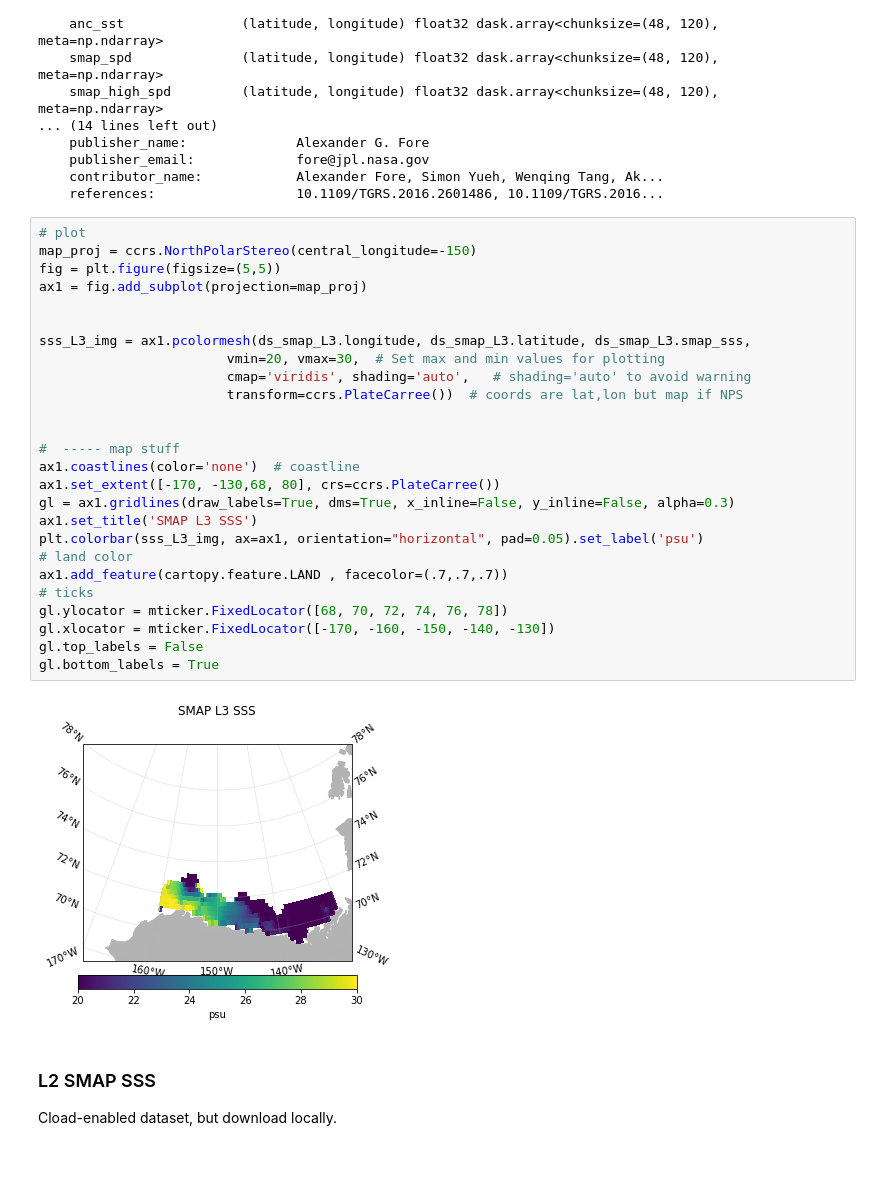
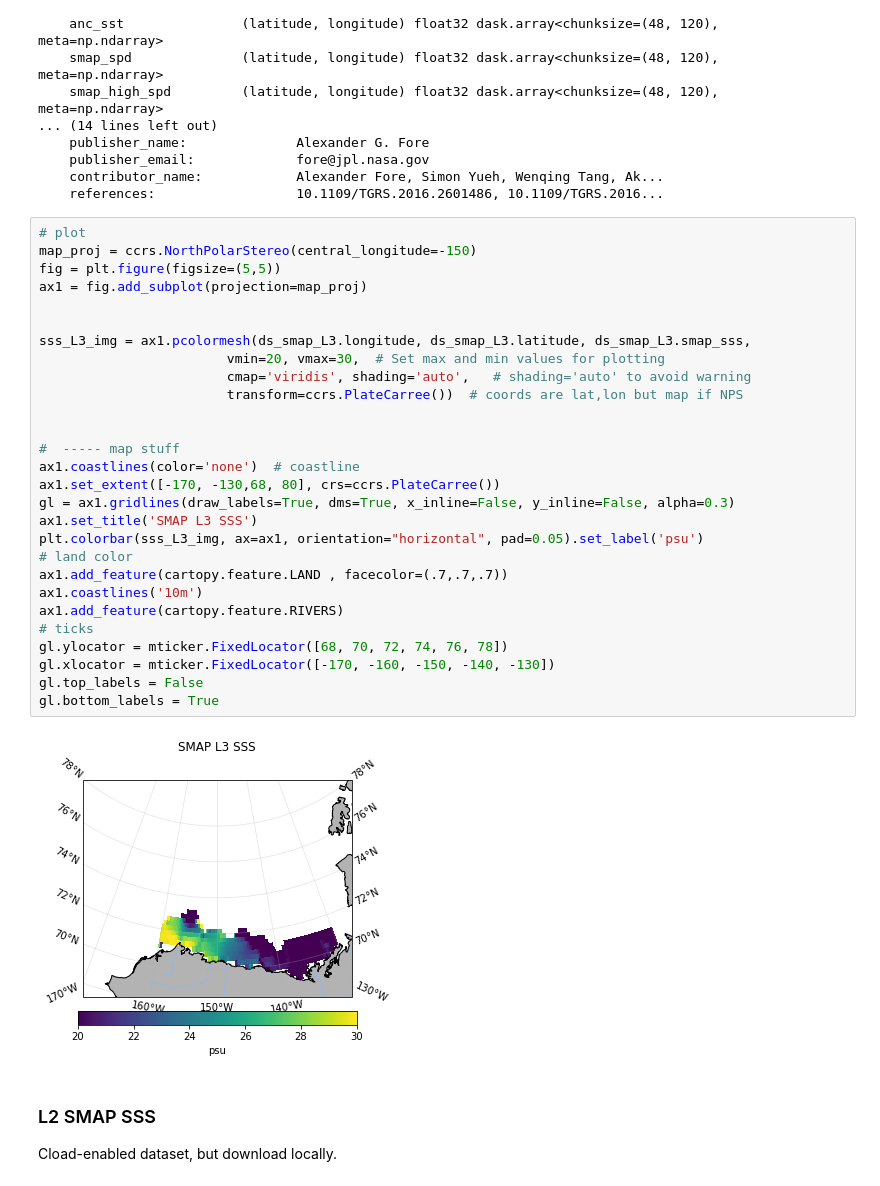
Before and after one commit to NASA-SASSIE/satellite, a Jupyter notebook: smap_beaufort_plots.ipynb, the cells around one changed output. Saved outputs shown, nothing was run; the diff lists cells and outputs as text.

Commit message:
minor changes to figures

```diff
--- a/smap_beaufort_plots.ipynb
+++ b/smap_beaufort_plots.ipynb
@@ -150,31 +151,33 @@ Data variables:
 # %%
 # plot
 map_proj = ccrs.NorthPolarStereo(central_longitude=-150)
 fig = plt.figure(figsize=(5,5))
 ax1 = fig.add_subplot(projection=map_proj)
 
 
 sss_L3_img = ax1.pcolormesh(ds_smap_L3.longitude, ds_smap_L3.latitude, ds_smap_L3.smap_sss,
                         vmin=20, vmax=30,  # Set max and min values for plotting
                         cmap='viridis', shading='auto',   # shading='auto' to avoid warning
                         transform=ccrs.PlateCarree())  # coords are lat,lon but map if NPS
 
 
 #  ----- map stuff
 ax1.coastlines(color='none')  # coastline
 ax1.set_extent([-170, -130,68, 80], crs=ccrs.PlateCarree())
 gl = ax1.gridlines(draw_labels=True, dms=True, x_inline=False, y_inline=False, alpha=0.3)
 ax1.set_title('SMAP L3 SSS')
 plt.colorbar(sss_L3_img, ax=ax1, orientation="horizontal", pad=0.05).set_label('psu')
 # land color
 ax1.add_feature(cartopy.feature.LAND , facecolor=(.7,.7,.7))
+ax1.coastlines('10m')
+ax1.add_feature(cartopy.feature.RIVERS)
 # ticks
 gl.ylocator = mticker.FixedLocator([68, 70, 72, 74, 76, 78])
 gl.xlocator = mticker.FixedLocator([-170, -160, -150, -140, -130])
 gl.top_labels = False
 gl.bottom_labels = True
 # %% [output]
-[figure, old version]
+[figure, new version]
 # %% [markdown]
 ### L2 SMAP SSS
 
```
Also changed, not shown: parts of 5 cells of this notebook.
